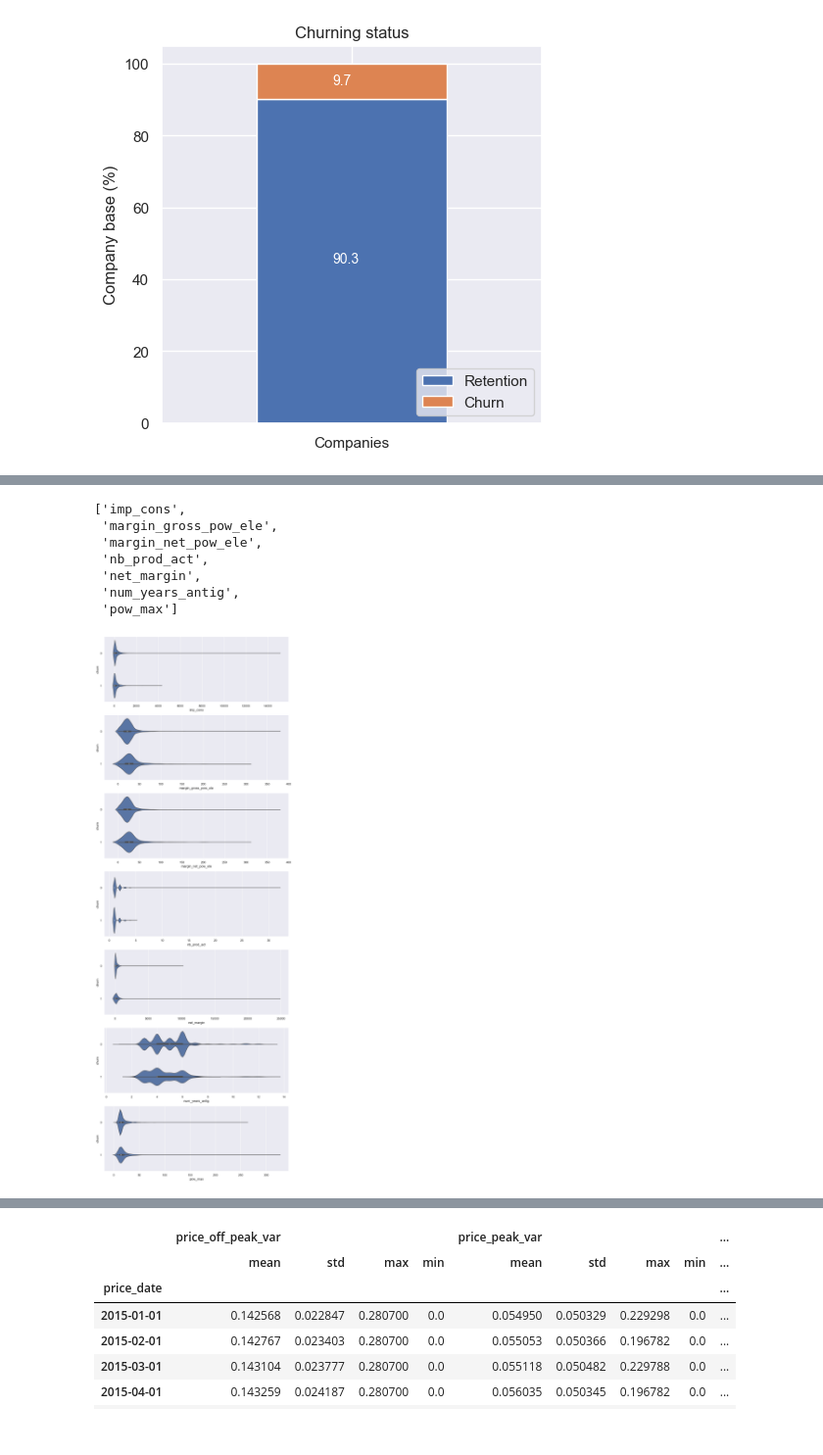
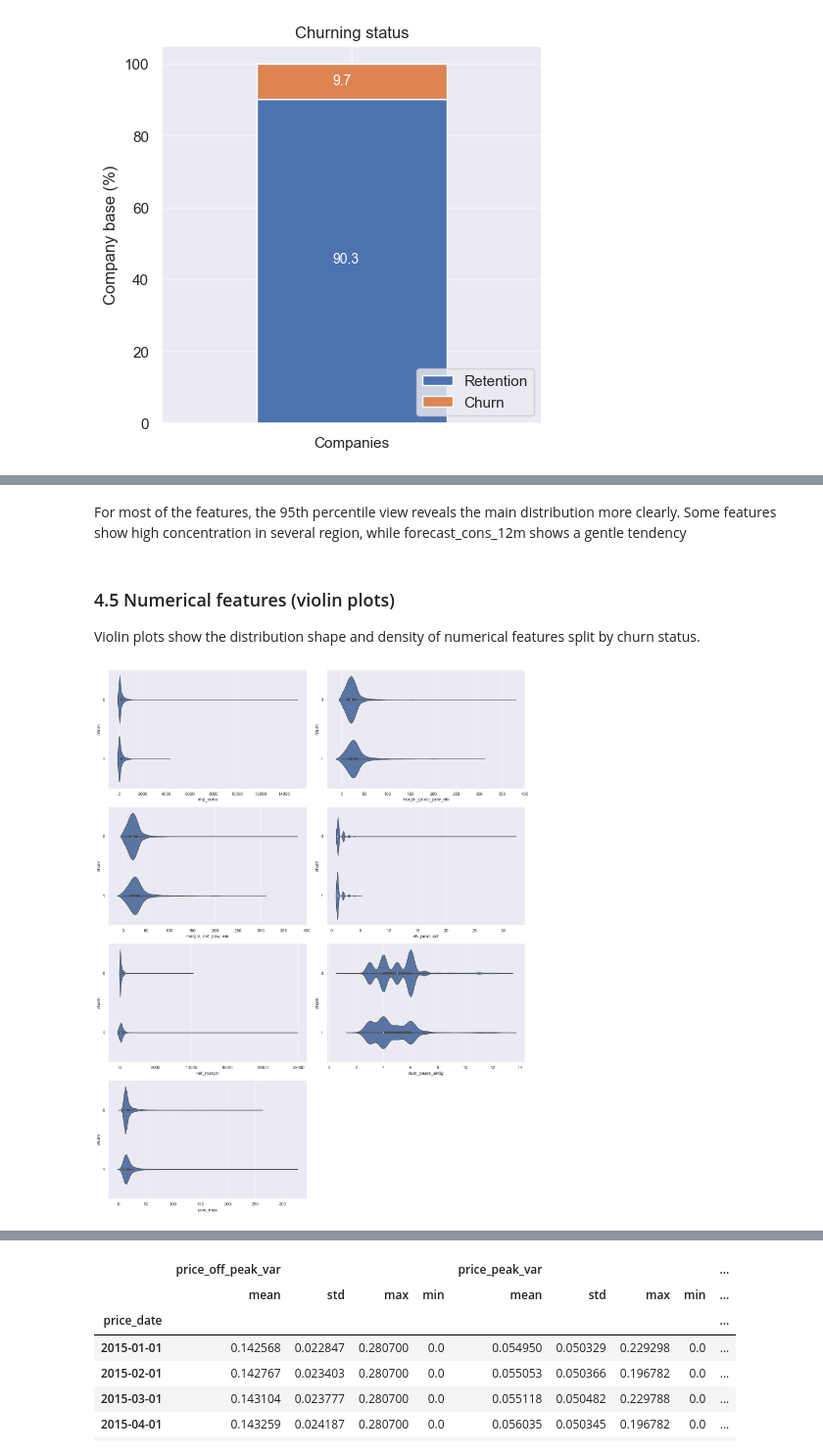
Before and after one commit to zhicongDeng/forage-bcg-churn-analysis, a Jupyter notebook: notebooks/eda.ipynb, the cells around one changed output, grey strips where cells are left out. Shown at 98% size. Cells and saved outputs as stored; diff of their text form; code cells hidden in the pictures.

```diff
--- a/notebooks/eda.ipynb
+++ b/notebooks/eda.ipynb
@@ -200,7 +115,9 @@ The second function `annotate_bars` is used by the first function, but the third
 # %%
-consumption = client_df[['id', 'cons_12m', 'cons_gas_12m', 'cons_last_month', 'imp_cons', 'has_gas', 'churn']]
+consumption = client_df[['id', 'cons_12m', 'cons_gas_12m', 'cons_last_month', 'imp_cons', 'churn']]
+CONS_COLS = ['cons_12m', 'cons_gas_12m', 'cons_last_month', 'imp_cons']
 
-fig, axs = plt.subplots(nrows=1, figsize=(18, 5))
-
-plot_distribution(consumption, 'cons_12m', axs)
+fig, axs = plt.subplots(2, 2, figsize=(16, 10))
+for column, ax in zip(CONS_COLS, axs.flatten()):
+    plot_distribution(consumption, column, ax)
+plt.tight_layout()
 # %% [output]
@@ -227,8 +156,14 @@ plot_stacked_relationship_factor_and_churn('has_gas')
 # %%
-FORECAST = client_df.columns[9:16].tolist()
+FORECAST = ['forecast_cons_12m', 'forecast_cons_year', 'forecast_discount_energy',
+            'forecast_meter_rent_12m', 'forecast_price_energy_off_peak',
+            'forecast_price_energy_peak', 'forecast_price_pow_off_peak']
 forecast_data = client_df[['id', 'churn'] + FORECAST]
 
-fig, axs = plt.subplots(nrows=len(FORECAST), figsize=(12, 5*len(FORECAST)))
-for column,ax in zip(FORECAST, axs):
-    plot_distribution(forecast_data, column, ax)
+fig, axs = plt.subplots(len(FORECAST), 2, figsize=(16, 4*len(FORECAST)))
+for i, column in enumerate(FORECAST):
+    plot_distribution(forecast_data, column, axs[i, 0])
+    axs[i, 0].set_title(f'{column}')
+    plot_distribution(forecast_data, column, axs[i, 1], c_quantile=0.95)
+    axs[i, 1].set_title(f'{column} (< 95th pctl)')
+plt.tight_layout()
 # %% [output]
@@ -236,6 +170,0 @@ for column,ax in zip(FORECAST, axs):
-# %%
-fig, axs = plt.subplots(nrows=len(FORECAST), figsize=(12, 5*len(FORECAST)))
-for column,ax in zip(FORECAST, axs):
-    plot_distribution(forecast_data, column, ax, c_quantile=0.95)
-
-# cut down the outlier and filter for the value lower than 95th quantile, to have a clearer diagram to view
@@ -250,17 +171,21 @@ def plot_violinplot(dataframe, column, ax):
+# %% [markdown]
+For most of the features, the 95th percentile view reveals the main distribution more clearly.
+Some features show high concentration in several region, while forecast_cons_12m shows a gentle tendency
+# %% [markdown]
+### 4.5 Numerical features (violin plots)
+
+Violin plots show the distribution shape and density of numerical features split by churn status.
 # %%
-view_in_violinplot_data = client_df.columns[np.r_[17:23,24]].tolist()
-display(view_in_violinplot_data)
-fig, axs = plt.subplots(nrows=len(view_in_violinplot_data), figsize=(12, 5*len(view_in_violinplot_data)))
+VIOLIN_COLUMNS = ['imp_cons', 'margin_gross_pow_ele', 'margin_net_pow_ele',
+                  'nb_prod_act', 'net_margin', 'num_years_antig', 'pow_max']
 
-for column, ax in zip(view_in_violinplot_data, axs):
-    plot_violinplot(client_df, column, ax)
+fig, axs = plt.subplots(4, 2, figsize=(16, 20))
+for i, column in enumerate(VIOLIN_COLUMNS):
+    ax = axs[i // 2, i % 2]
+    sns.violinplot(x=client_df[column], y=client_df['churn'], orient='h', ax=ax)
+    ax.set_xlabel(column), ax.ticklabel_format(style='plain', axis='x')
+axs[3, 1].set_visible(False)
+plt.tight_layout()
 # %% [output]
-['imp_cons',
- 'margin_gross_pow_ele',
- 'margin_net_pow_ele',
- 'nb_prod_act',
- 'net_margin',
- 'num_years_antig',
- 'pow_max']
-[figure, old version]
+[figure, new version]
 # %% [markdown]
```
Also changed, not shown: parts of 40 cells of this notebook, 5 other files.
